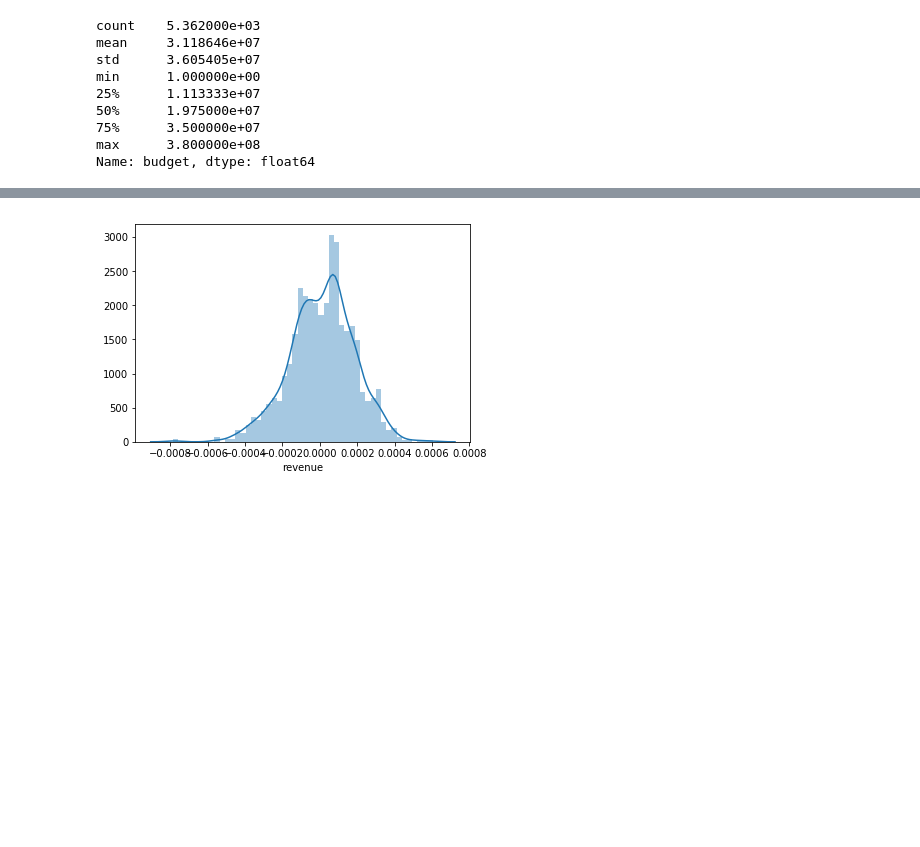
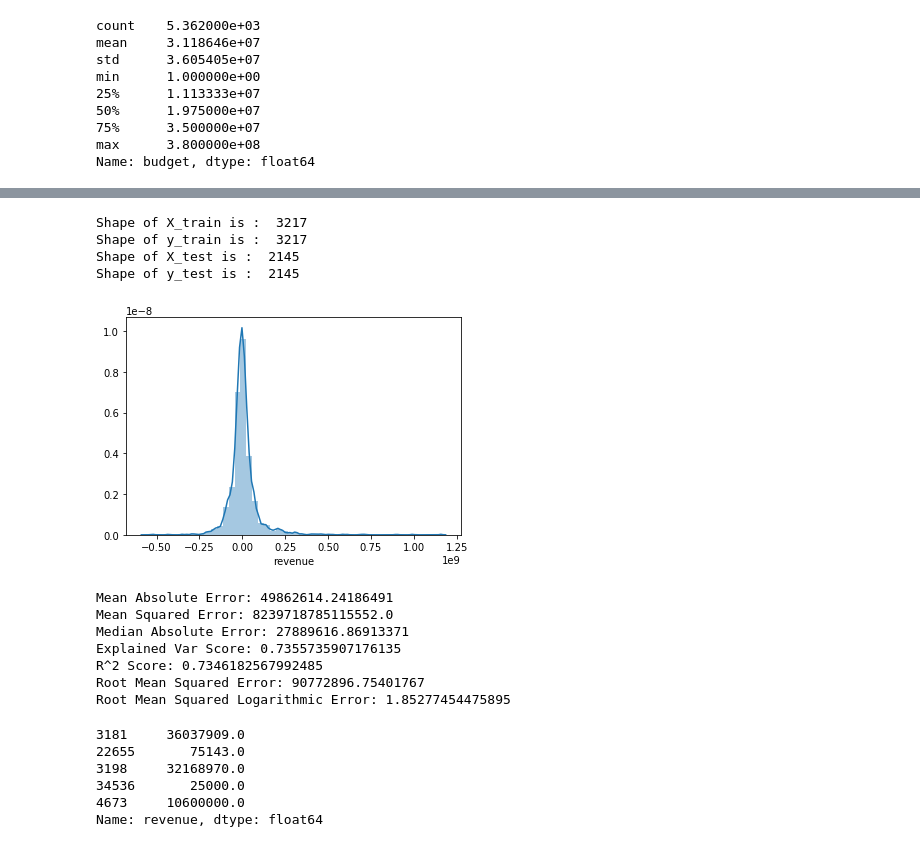
Before and after one commit to nhannguyen2109/CSCI-4502-Data-Mining, a Jupyter notebook: Code/Code 2.ipynb, the cells around one changed output, grey strips where cells are left out. Drawn from its saved outputs; the diff is of its cells as text; code cells hidden in the pictures; blank space fills up the shorter version.

```diff
--- a/Code/Code 2.ipynb
+++ b/Code/Code 2.ipynb
@@ -128,11 +167,21 @@ data.drop(['adult', 'release_date', 'spoken_languages', 'title'],axis=1,inplace=
 database = data.drop(['revenue'],axis=1)
 target = data['revenue']
 
-train_data, test_data, train_target, test_target = train_test_split(database, target, test_size = 0.3, random_state = 0)
-#print("Shape of X_train is : ",database_train.shape[0])
-#print("Shape of y_train is : ",target_train.shape[0])
-#print("Shape of X_test is : ",database_test.shape[0])
-#print("Shape of y_test is : ",target_test.shape[0])
+train_data, test_data, train_target, test_target = train_test_split(database, target, test_size = 0.4, random_state = 0)
+
+#DecisionTreeRegressorModel = tree.DecisionTreeRegressor()
+#regression_with_cross_validation(DecisionTreeRegressorModel, preprocessed_data, target_gross, 5, "Decision Tree Regression", "(Movie Gross Prediction)")
+#regr_without_cross_validation_train_test_perform_plot(DecisionTreeRegressorModel, database, target, "Decision Tree Regression", "(Movie Gross Prediction)")
+
+print("Shape of X_train is : ",train_data.shape[0])
+print("Shape of y_train is : ",train_target.shape[0])
+print("Shape of X_test is : ",test_data.shape[0])
+print("Shape of y_test is : ",test_target.shape[0])
+# %% [output]
+Shape of X_train is :  3217
+Shape of y_train is :  3217
+Shape of X_test is :  2145
+Shape of y_test is :  2145
 # %%
 LinearReg = LinearRegression()
 LinearReg.fit(train_data,train_target)
@@ -142,6 +189,28 @@ Prediction = LinearReg.predict(test_data)
-# %%
-sea.distplot((test_target-Prediction),bins=50)
-plt.show()
-#target_test.head()
-# %% [output]
-[figure, removed]
+# %%
+sea.distplot((test_target-Prediction),bins=50)
+plt.show()
+
+print('Mean Absolute Error:', metrics.mean_absolute_error(test_target, Prediction))
+print('Mean Squared Error:', metrics.mean_squared_error(test_target, Prediction))
+print('Median Absolute Error:', metrics.median_absolute_error(test_target, Prediction))
+print('Explained Var Score:', metrics.explained_variance_score(test_target, Prediction))
+print('R^2 Score:', metrics.r2_score(test_target, Prediction))
+print('Root Mean Squared Error:', np.sqrt(metrics.mean_squared_error(test_target, Prediction)))
+print('Root Mean Squared Logarithmic Error:', np.sqrt(np.mean(np.power(np.log1p(Prediction) - np.log1p(test_target), 2))))
+
+test_target.head()
+# %% [output]
+[figure, added]
+Mean Absolute Error: 49862614.24186491
+Mean Squared Error: 8239718785115552.0
+Median Absolute Error: 27889616.86913371
+Explained Var Score: 0.7355735907176135
+R^2 Score: 0.7346182567992485
+Root Mean Squared Error: 90772896.75401767
+Root Mean Squared Logarithmic Error: 1.85277454475895
+3181     36037909.0
+22655       75143.0
+3198     32168970.0
+34536       25000.0
+4673     10600000.0
+Name: revenue, dtype: float64
```
Also changed, not shown: parts of 8 cells of this notebook.
